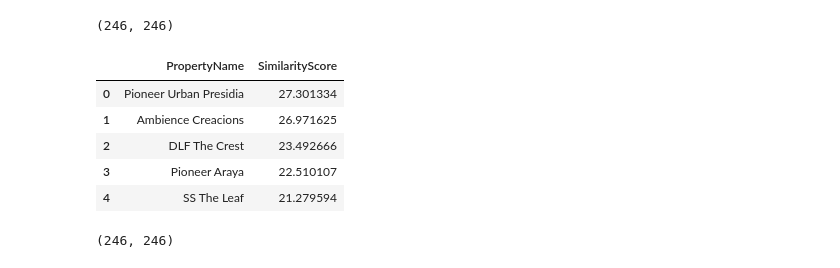
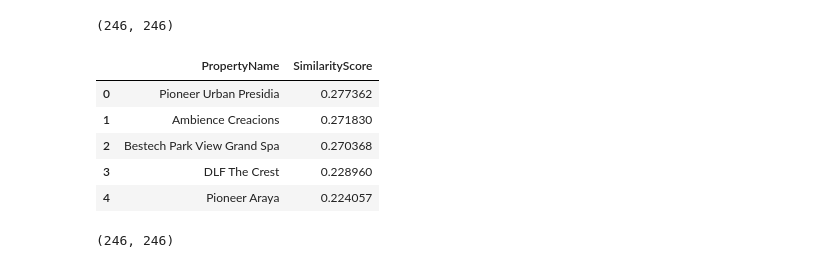
Before and after one commit to Data-Gyan/HousingAdvisor, a Jupyter notebook: recommender-system.ipynb, the cells around one changed output. Cells and saved outputs as stored; diff of their text form; code cells hidden in the pictures.

```diff
--- a/recommender-system.ipynb
+++ b/recommender-system.ipynb
@@ -451,39 +451,39 @@ cosine_sim3.shape
 # %%
 def recommend_properties_with_scores(property_name, top_n=247):
 
-    cosine_sim_matrix = 30*cosine_sim1 + 20*cosine_sim2 + 8*cosine_sim3
+    cosine_sim_matrix = 0.3*cosine_sim1 + 0.2*cosine_sim2 + 0.5*cosine_sim3
     # cosine_sim_matrix = cosine_sim3
 
     # Get the similarity scores for the property using its name as the index
     sim_scores = list(enumerate(cosine_sim_matrix[location_df_normalized.index.get_loc(property_name)]))
 
     # Sort properties based on the similarity scores
     sorted_scores = sorted(sim_scores, key=lambda x: x[1], reverse=True)
 
     # Get the indices and scores of the top_n most similar properties
     top_indices = [i[0] for i in sorted_scores[1:top_n+1]]
     top_scores = [i[1] for i in sorted_scores[1:top_n+1]]
 
     # Retrieve the names of the top properties using the indices
     top_properties = location_df_normalized.index[top_indices].tolist()
 
     # Create a dataframe with the results
     recommendations_df = pd.DataFrame({
         'PropertyName': top_properties,
         'SimilarityScore': top_scores
     })
 
     return recommendations_df
 
 # Test the recommender function using a property name
 recommend_properties_with_scores('Ireo Victory Valley').head(5)
 # %% [output]
 |  | PropertyName | SimilarityScore |
-| 0 | Pioneer Urban Presidia | 27.301334 |
-| 1 | Ambience Creacions | 26.971625 |
-| 2 | DLF The Crest | 23.492666 |
-| 3 | Pioneer Araya | 22.510107 |
-| 4 | SS The Leaf | 21.279594 |
+| 0 | Pioneer Urban Presidia | 0.277362 |
+| 1 | Ambience Creacions | 0.271830 |
+| 2 | Bestech Park View Grand Spa | 0.270368 |
+| 3 | DLF The Crest | 0.228960 |
+| 4 | Pioneer Araya | 0.224057 |
 # %%
 (3*cosine_sim3 + 5*cosine_sim2 + 6*cosine_sim1).shape
 # %% [output]
```
Also changed, not shown: parts of 6 cells of this notebook, 4 other files.
